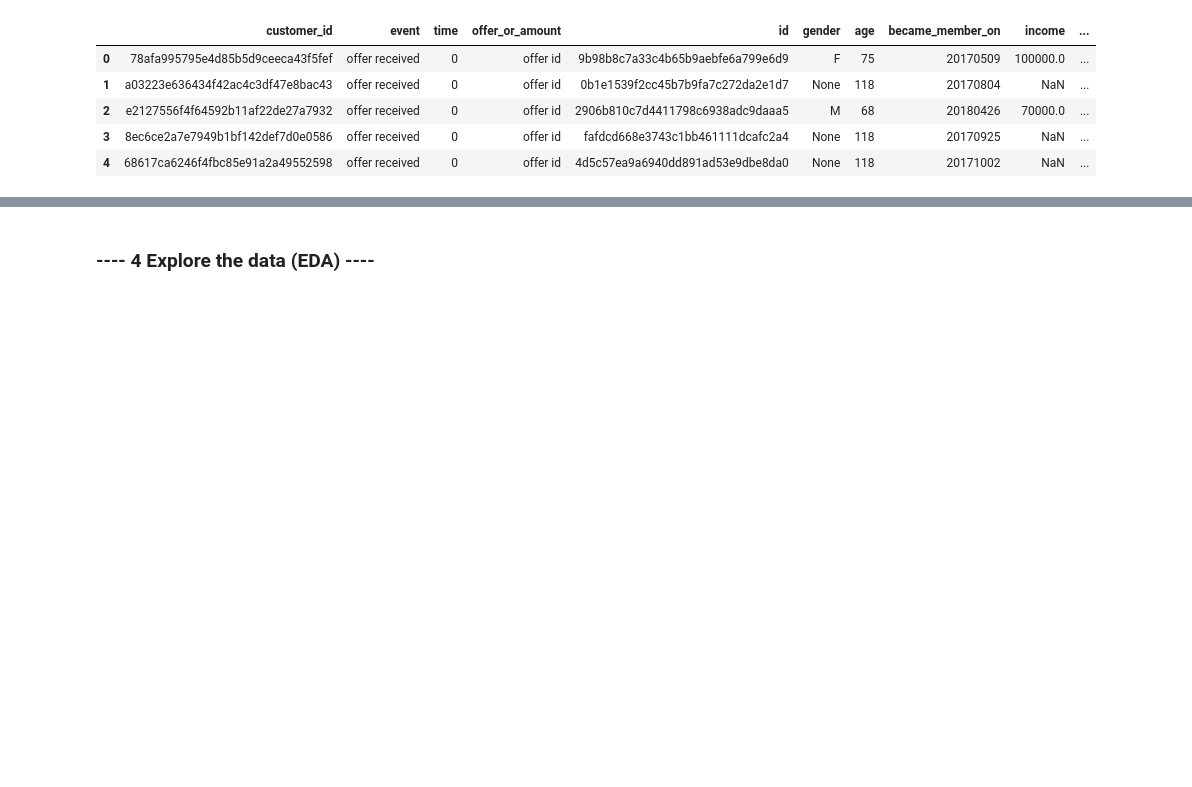
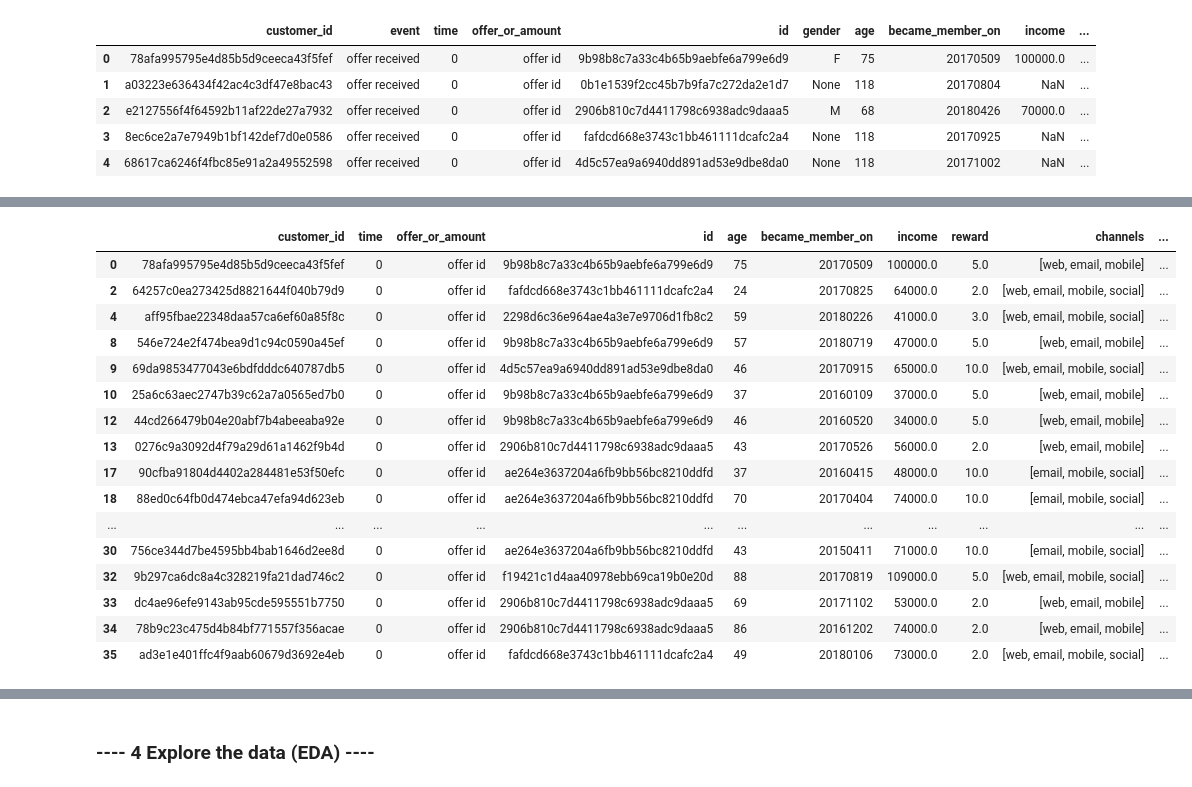
Before and after one commit to shabrown/Starbucks-Capstone-Challenge, a Jupyter notebook: Starbucks_Capstone_Challenge.ipynb, the cells around one changed output, grey strips where cells are left out. Saved outputs shown, nothing was run; the diff lists cells and outputs as text; code cells hidden in the pictures; blank space fills up the shorter version.

```diff
--- a/Starbucks_Capstone_Challenge.ipynb
+++ b/Starbucks_Capstone_Challenge.ipynb
@@ -318,0 +383,4 @@ merged_df.head()
+# %%
+completed_df = sort_by_event(merged_df, 'offer completed', 'completed time')
+# %%
+completed_df = completed_df[['customer_id', 'id','offer completed', 'completed time']]
@@ -318,0 +399,2 @@ merged_df.head()
+# %%
+merged_events = pd.merge(received_df,viewed_df, on=['customer_id', 'id'], how='left')
@@ -318,0 +410,2 @@ merged_df.head()
+# %%
+merged_events = pd.merge(merged_events, completed_df, on=['customer_id', 'id'], how='left')
@@ -318,0 +425,20 @@ merged_df.head()
+# %%
+merged_events[merged_events['offer completed']==1.0].head(20)
+# %% [output]
+|  | customer_id | time | offer_or_amount | id | age | became_member_on | income | reward | channels | ... |
+| 0 | 78afa995795e4d85b5d9ceeca43f5fef | 0 | offer id | 9b98b8c7a33c4b65b9aebfe6a799e6d9 | 75 | 20170509 | 100000.0 | 5.0 | [web, email, mobile] | ... |
+| 2 | 64257c0ea273425d8821644f040b79d9 | 0 | offer id | fafdcd668e3743c1bb461111dcafc2a4 | 24 | 20170825 | 64000.0 | 2.0 | [web, email, mobile, social] | ... |
+| 4 | aff95fbae22348daa57ca6ef60a85f8c | 0 | offer id | 2298d6c36e964ae4a3e7e9706d1fb8c2 | 59 | 20180226 | 41000.0 | 3.0 | [web, email, mobile, social] | ... |
+| 8 | 546e724e2f474bea9d1c94c0590a45ef | 0 | offer id | 9b98b8c7a33c4b65b9aebfe6a799e6d9 | 57 | 20180719 | 47000.0 | 5.0 | [web, email, mobile] | ... |
+| 9 | 69da9853477043e6bdfdddc640787db5 | 0 | offer id | 4d5c57ea9a6940dd891ad53e9dbe8da0 | 46 | 20170915 | 65000.0 | 10.0 | [web, email, mobile, social] | ... |
+| 10 | 25a6c63aec2747b39c62a7a0565ed7b0 | 0 | offer id | 9b98b8c7a33c4b65b9aebfe6a799e6d9 | 37 | 20160109 | 37000.0 | 5.0 | [web, email, mobile] | ... |
+| 12 | 44cd266479b04e20abf7b4abeeaba92e | 0 | offer id | 9b98b8c7a33c4b65b9aebfe6a799e6d9 | 46 | 20160520 | 34000.0 | 5.0 | [web, email, mobile] | ... |
+| 13 | 0276c9a3092d4f79a29d61a1462f9b4d | 0 | offer id | 2906b810c7d4411798c6938adc9daaa5 | 43 | 20170526 | 56000.0 | 2.0 | [web, email, mobile] | ... |
+| 17 | 90cfba91804d4402a284481e53f50efc | 0 | offer id | ae264e3637204a6fb9bb56bc8210ddfd | 37 | 20160415 | 48000.0 | 10.0 | [email, mobile, social] | ... |
+| 18 | 88ed0c64fb0d474ebca47efa94d623eb | 0 | offer id | ae264e3637204a6fb9bb56bc8210ddfd | 70 | 20170404 | 74000.0 | 10.0 | [email, mobile, social] | ... |
+| ... | ... | ... | ... | ... | ... | ... | ... | ... | ... | ... |
+| 30 | 756ce344d7be4595bb4bab1646d2ee8d | 0 | offer id | ae264e3637204a6fb9bb56bc8210ddfd | 43 | 20150411 | 71000.0 | 10.0 | [email, mobile, social] | ... |
+| 32 | 9b297ca6dc8a4c328219fa21dad746c2 | 0 | offer id | f19421c1d4aa40978ebb69ca19b0e20d | 88 | 20170819 | 109000.0 | 5.0 | [web, email, mobile, social] | ... |
+| 33 | dc4ae96efe9143ab95cde595551b7750 | 0 | offer id | 2906b810c7d4411798c6938adc9daaa5 | 69 | 20171102 | 53000.0 | 2.0 | [web, email, mobile] | ... |
+| 34 | 78b9c23c475d4b84bf771557f356acae | 0 | offer id | 2906b810c7d4411798c6938adc9daaa5 | 86 | 20161202 | 74000.0 | 2.0 | [web, email, mobile] | ... |
+| 35 | ad3e1e401ffc4f9aab60679d3692e4eb | 0 | offer id | fafdcd668e3743c1bb461111dcafc2a4 | 49 | 20180106 | 73000.0 | 2.0 | [web, email, mobile, social] | ... |
```
Also changed, not shown: parts of 38 cells of this notebook.
